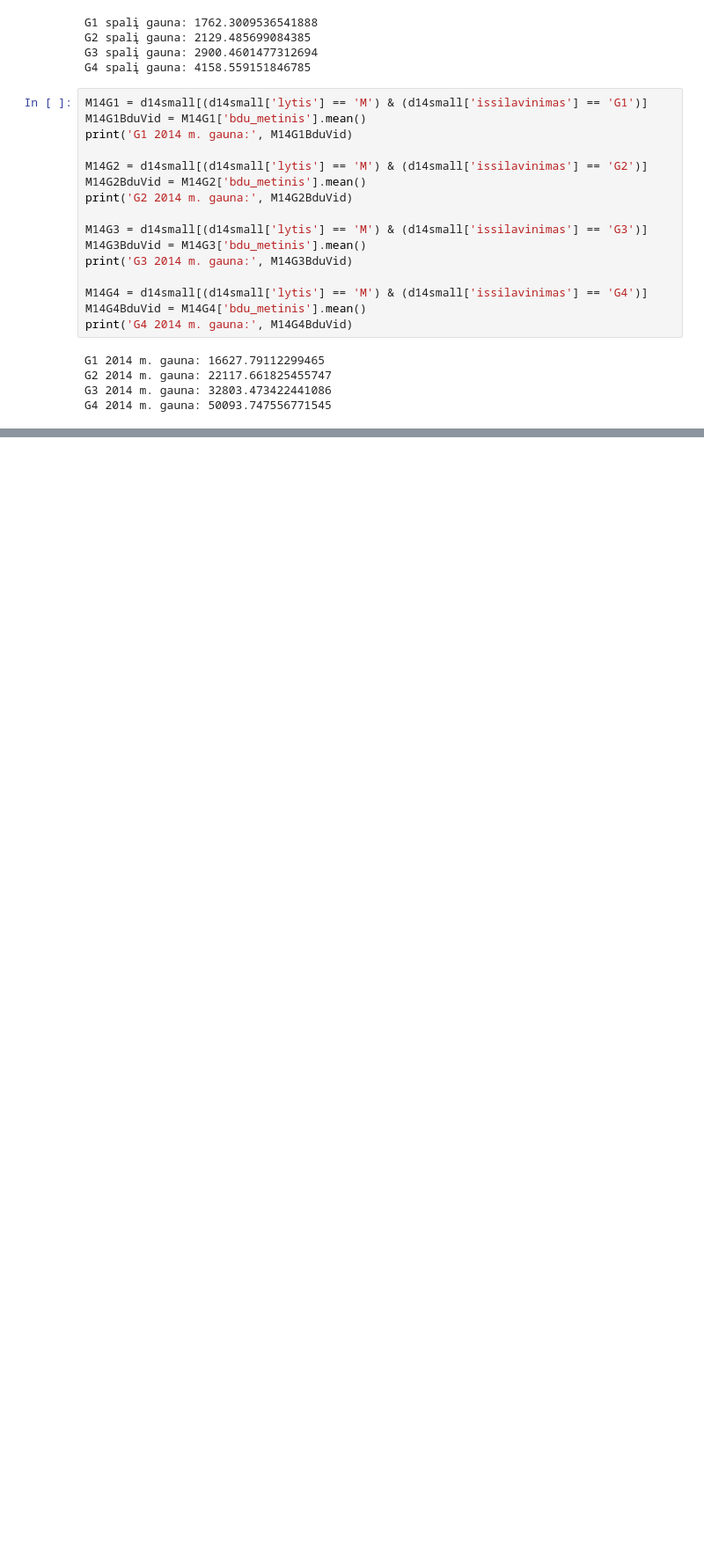
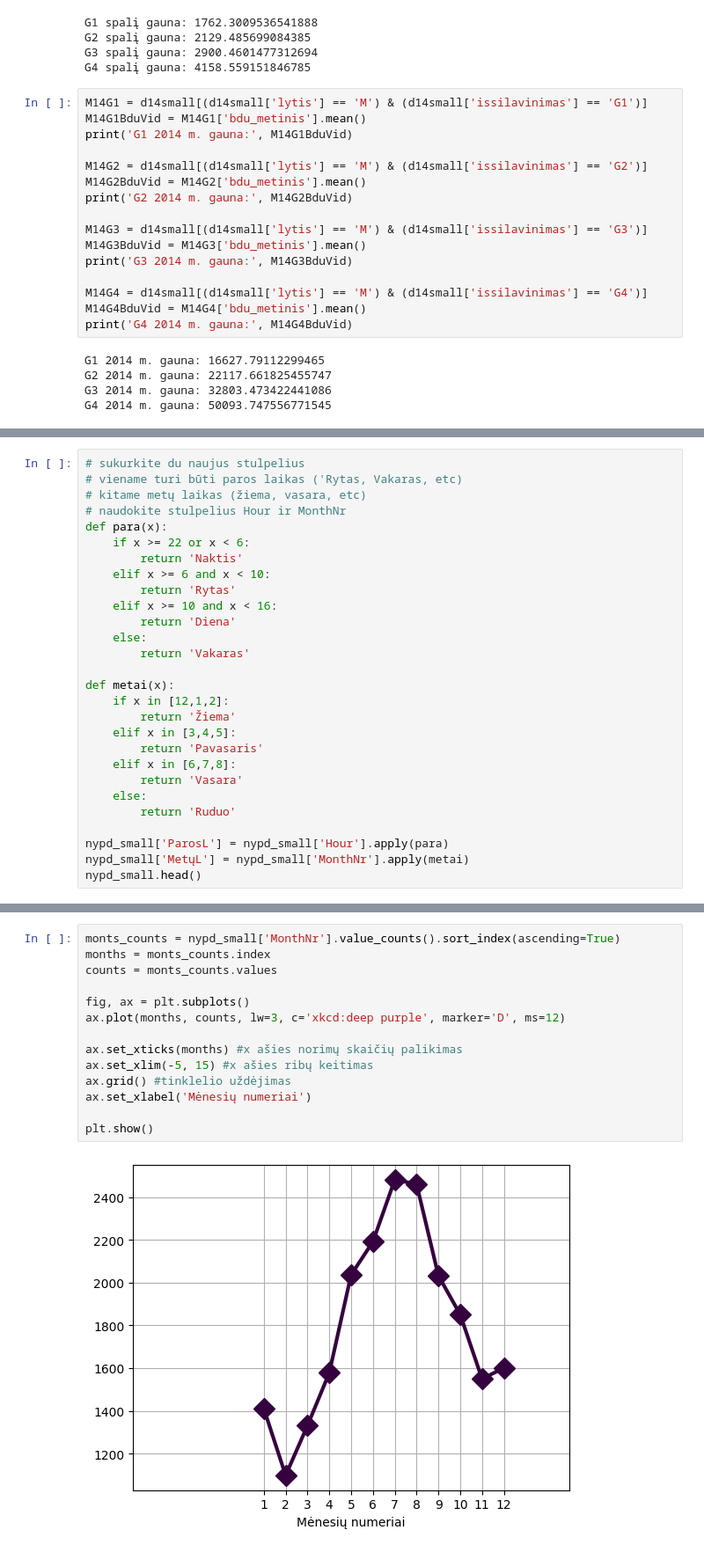
Before and after one commit to Vatakill/JupyterNotebooksR, a Jupyter notebook: pandos.ipynb, the cells around one changed output, grey strips where cells are left out. Shown at 88% size. Saved outputs shown, nothing was run; the diff lists cells and outputs as text; blank space fills up the shorter version.

```diff
--- a/pandos.ipynb
+++ b/pandos.ipynb
@@ -228,0 +392,28 @@ G4 2014 m. gauna: 50093.747556771545
+# %%
+# sukurkite du naujus stulpelius
+# viename turi būti paros laikas ('Rytas, Vakaras, etc)
+# kitame metų laikas (žiema, vasara, etc)
+# naudokite stulpelius Hour ir MonthNr
+def para(x):
+    if x >= 22 or x < 6:
+        return 'Naktis'
+    elif x >= 6 and x < 10:
+        return 'Rytas'
+    elif x >= 10 and x < 16:
+        return 'Diena'
+    else:
+        return 'Vakaras'
+
+def metai(x):
+    if x in [12,1,2]:
+        return 'Žiema'
+    elif x in [3,4,5]:
+        return 'Pavasaris'
+    elif x in [6,7,8]:
+        return 'Vasara'
+    else:
+        return 'Ruduo'
+
+nypd_small['ParosL'] = nypd_small['Hour'].apply(para)
+nypd_small['MetųL'] = nypd_small['MonthNr'].apply(metai)
+nypd_small.head()
@@ -228,0 +619,16 @@ G4 2014 m. gauna: 50093.747556771545
+# %%
+monts_counts = nypd_small['MonthNr'].value_counts().sort_index(ascending=True)
+months = monts_counts.index
+counts = monts_counts.values
+
+fig, ax = plt.subplots()
+ax.plot(months, counts, lw=3, c='xkcd:deep purple', marker='D', ms=12)
+
+ax.set_xticks(months) #x ašies norimų skaičių palikimas
+ax.set_xlim(-5, 15) #x ašies ribų keitimas
+ax.grid() #tinklelio uždėjimas
+ax.set_xlabel('Mėnesių numeriai')
+
+plt.show()
+# %% [output]
+[figure, added]
```
Also changed, not shown: parts of 45 cells of this notebook.
